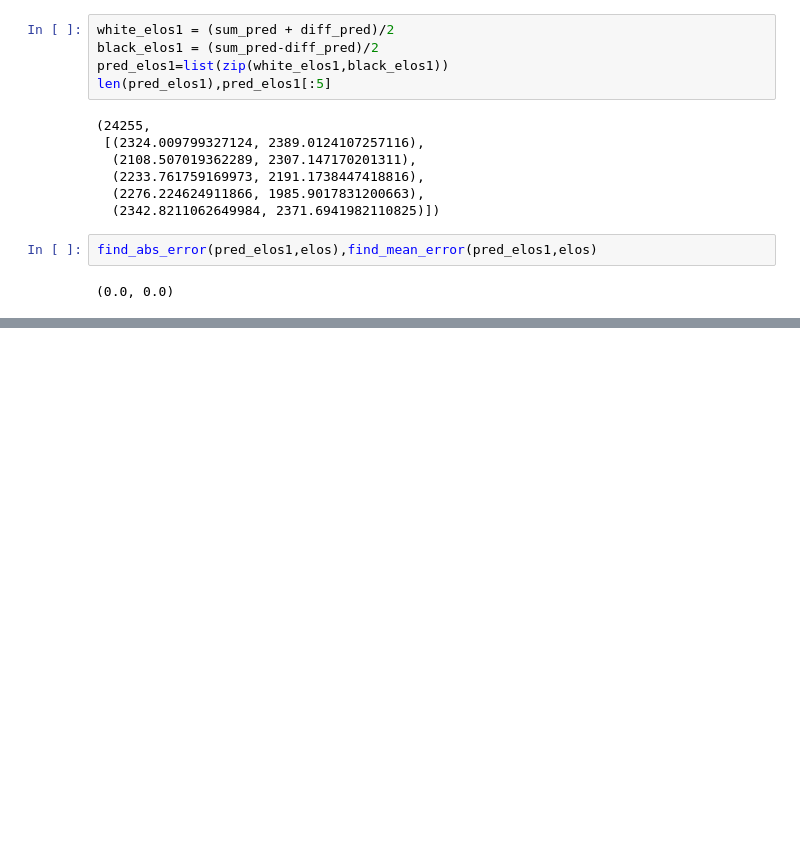
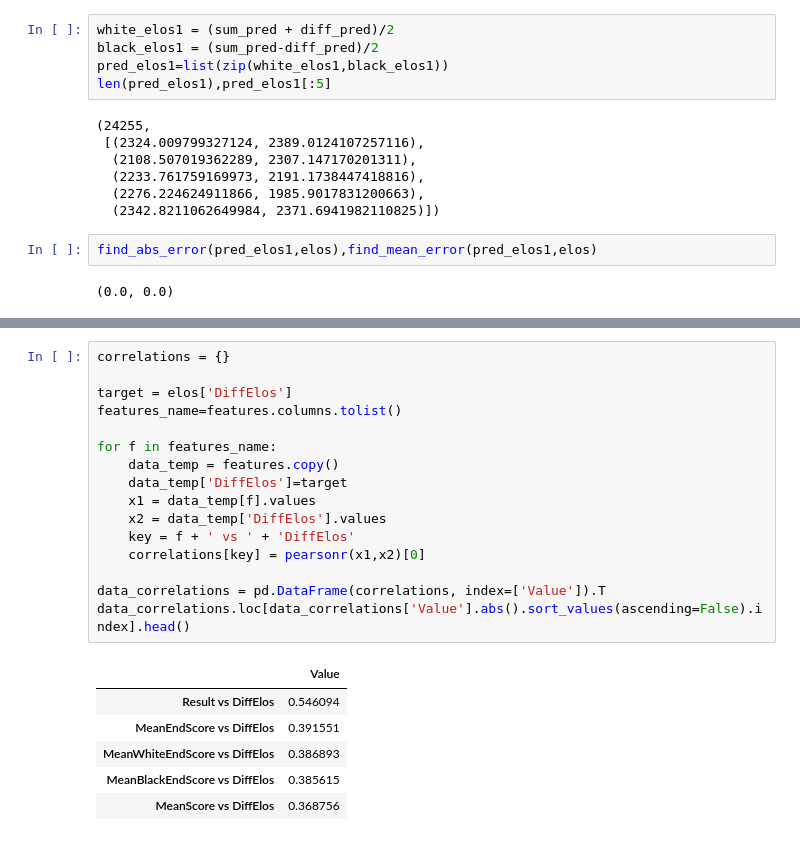
Before and after one commit to polinarod/PredictingRaitings, a Jupyter notebook: feature_processing.ipynb, the cells around one changed output, grey strips where cells are left out. Drawn from its saved outputs; the diff is of its cells as text; blank space fills up the shorter version.

```diff
--- a/feature_processing.ipynb
+++ b/feature_processing.ipynb
@@ -640,0 +674,23 @@ features_new
+# %%
+correlations = {}
+
+target = elos['DiffElos']
+features_name=features.columns.tolist()
+
+for f in features_name:
+    data_temp = features.copy()
+    data_temp['DiffElos']=target
+    x1 = data_temp[f].values
+    x2 = data_temp['DiffElos'].values
+    key = f + ' vs ' + 'DiffElos'
+    correlations[key] = pearsonr(x1,x2)[0]
+
+data_correlations = pd.DataFrame(correlations, index=['Value']).T
+data_correlations.loc[data_correlations['Value'].abs().sort_values(ascending=False).index].head()
+# %% [output]
+|  | Value |
+| Result vs DiffElos | 0.546094 |
+| MeanEndScore vs DiffElos | 0.391551 |
+| MeanWhiteEndScore vs DiffElos | 0.386893 |
+| MeanBlackEndScore vs DiffElos | 0.385615 |
+| MeanScore vs DiffElos | 0.368756 |
```
Also changed, not shown: parts of 13 cells of this notebook, 3 other files.
